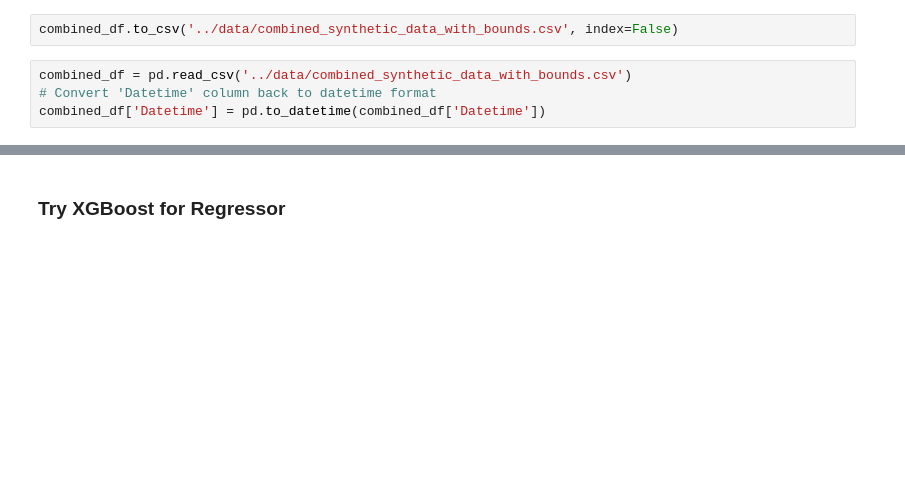
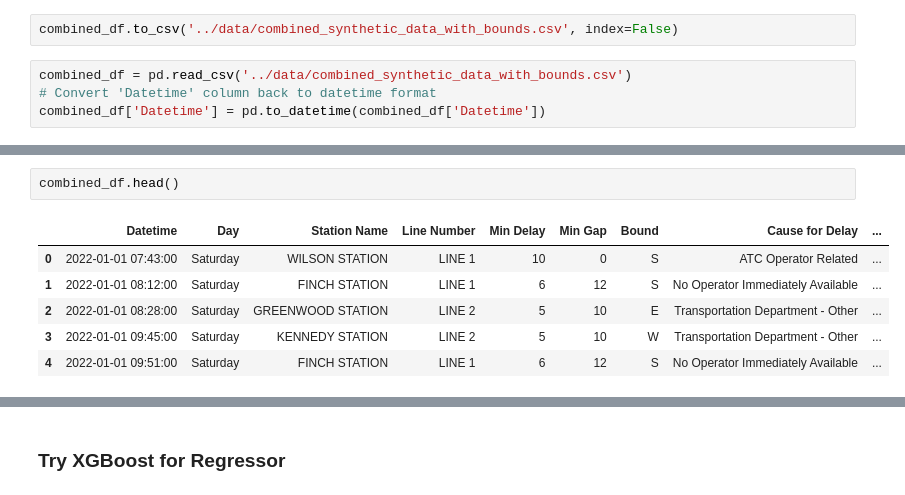
Before and after one commit to michelleyucollins/TardyTerminatorCommittee, a Jupyter notebook: subway_analysis/models/XGBoost_test.ipynb, the cells around one changed output, grey strips where cells are left out. Cells and saved outputs as stored; diff of their text form; blank space fills up the shorter version.

```diff
--- a/subway_analysis/models/XGBoost_test.ipynb
+++ b/subway_analysis/models/XGBoost_test.ipynb
@@ -199,3 +251,12 @@ combined_df['Datetime'] = pd.to_datetime(combined_df['Datetime'])
+# %%
+combined_df.head()
+# %% [output]
+|  | Datetime | Day | Station Name | Line Number | Min Delay | Min Gap | Bound | Cause for Delay | ... |
+| 0 | 2022-01-01 07:43:00 | Saturday | WILSON STATION | LINE 1 | 10 | 0 | S | ATC Operator Related | ... |
+| 1 | 2022-01-01 08:12:00 | Saturday | FINCH STATION | LINE 1 | 6 | 12 | S | No Operator Immediately Available | ... |
+| 2 | 2022-01-01 08:28:00 | Saturday | GREENWOOD STATION | LINE 2 | 5 | 10 | E | Transportation Department - Other | ... |
+| 3 | 2022-01-01 09:45:00 | Saturday | KENNEDY STATION | LINE 2 | 5 | 10 | W | Transportation Department - Other | ... |
+| 4 | 2022-01-01 09:51:00 | Saturday | FINCH STATION | LINE 1 | 6 | 12 | S | No Operator Immediately Available | ... |
 # %%
 import pandas as pd
 from sklearn.model_selection import train_test_split
```
Also changed, not shown: parts of 7 cells of this notebook, 4 other files.
